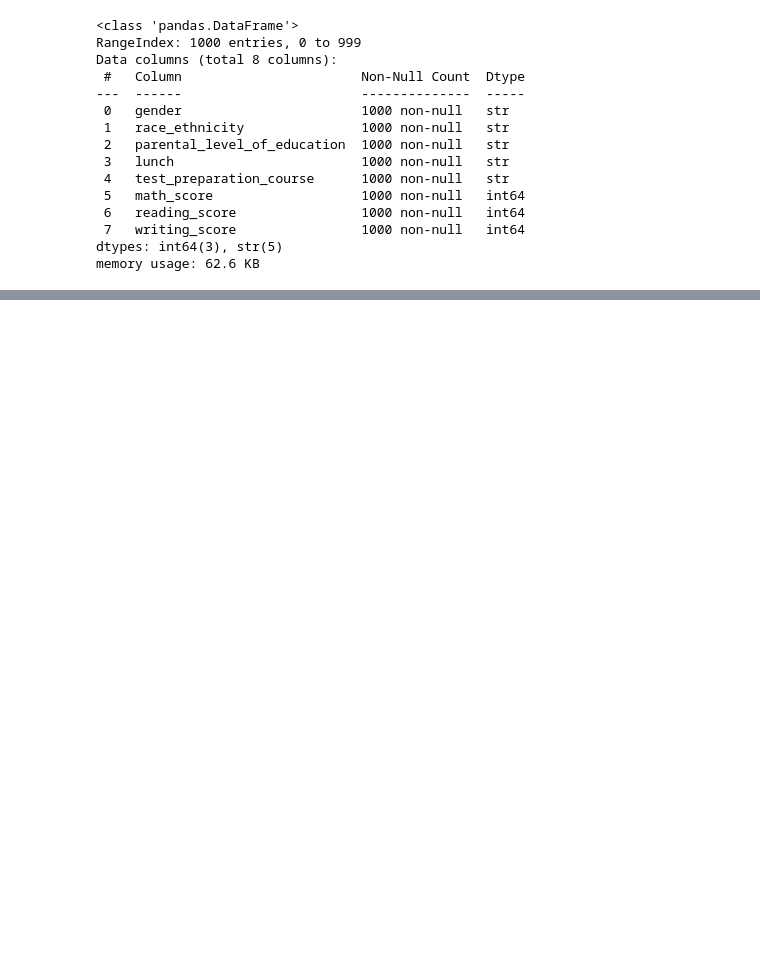
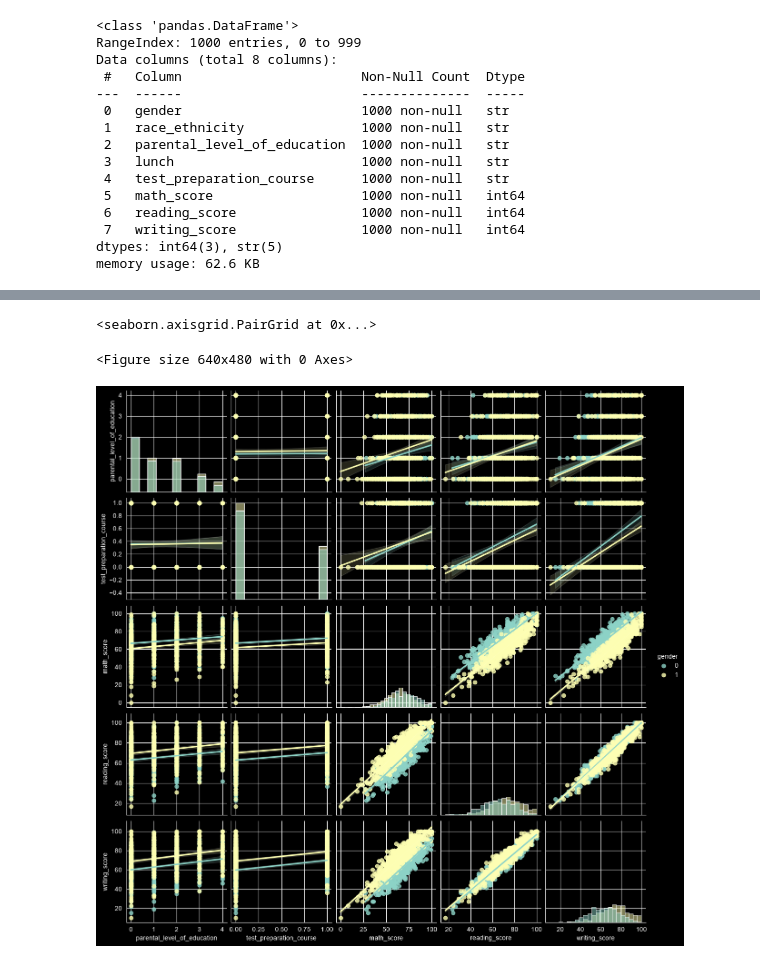
Before and after one commit to dhanrajkandpal/merry-pie, a Jupyter notebook: src/EDA.ipynb, the cells around one changed output, grey strips where cells are left out. Cells and saved outputs as stored; diff of their text form; code cells hidden in the pictures; blank space fills up the shorter version.

```diff
--- a/src/EDA.ipynb
+++ b/src/EDA.ipynb
@@ -63,0 +82,9 @@ memory usage: 62.6 KB
+# %%
+data = data.drop(columns=['race_ethnicity','lunch'])
+# %%
+pl.figure()
+sns.pairplot(data, hue='gender' ,kind='reg',diag_kind='hist')
+# %% [output]
+<seaborn.axisgrid.PairGrid at 0x...>
+<Figure size 640x480 with 0 Axes>
+[figure, added]
```
Also changed, not shown: parts of 6 cells of this notebook, 1 other file.
